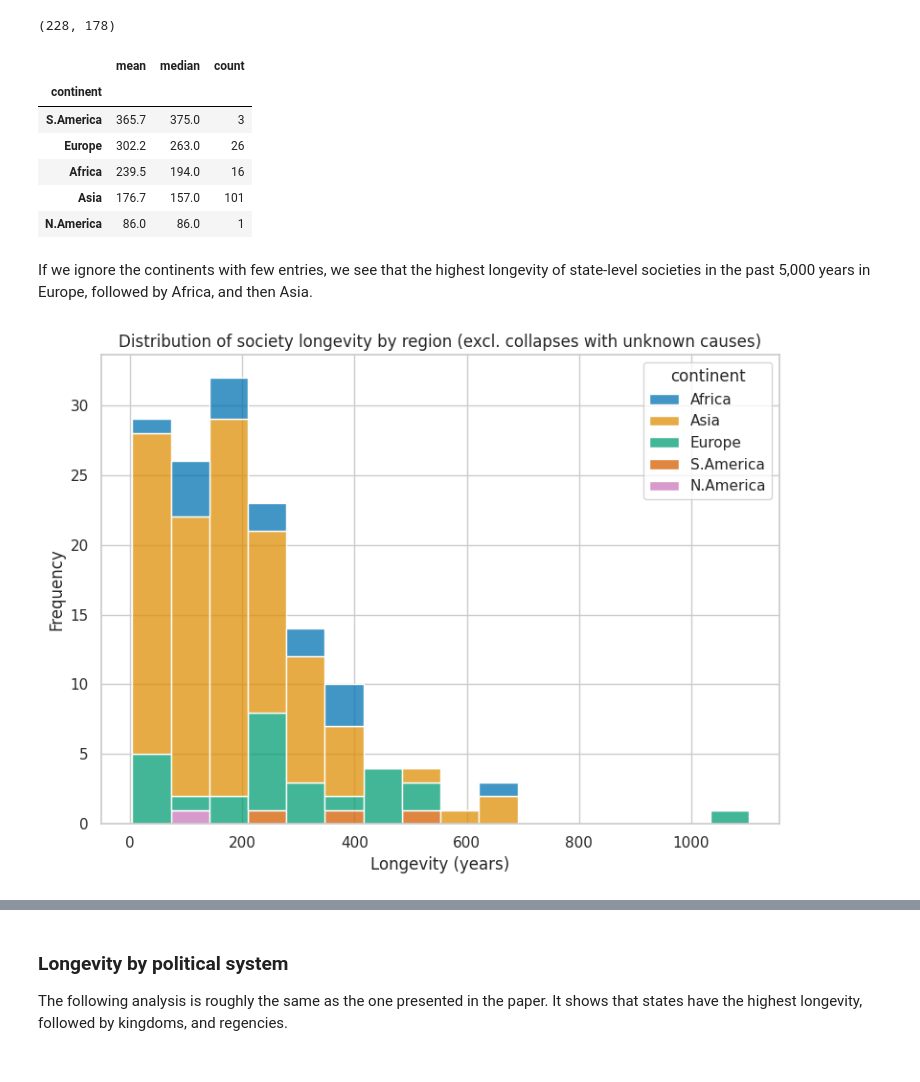
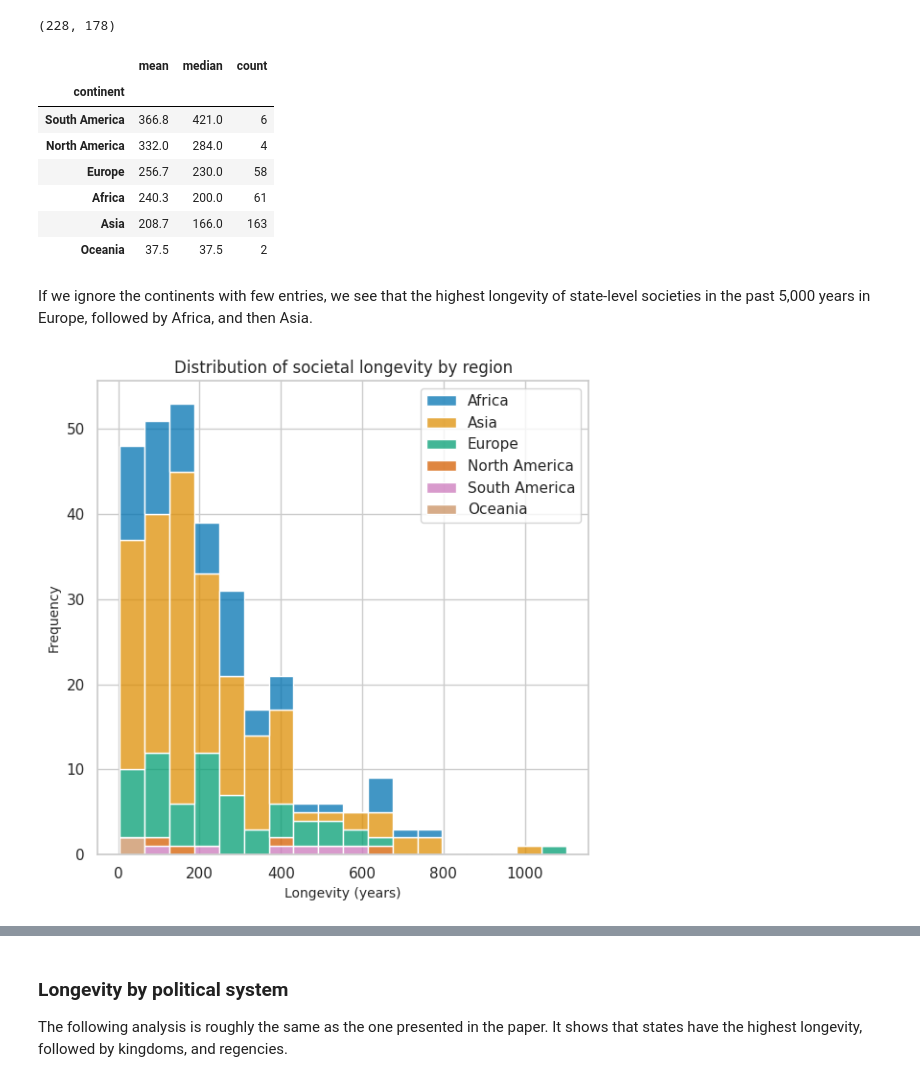
Before and after one commit to ianhellstrom/zoose-base-codespace, a Jupyter notebook: notebooks/causes-for-state-collapse.ipynb, the cells around one changed output, grey strips where cells are left out. Saved outputs shown, nothing was run; the diff lists cells and outputs as text; code cells hidden in the pictures.

```diff
--- a/notebooks/causes-for-state-collapse.ipynb
+++ b/notebooks/causes-for-state-collapse.ipynb
@@ -453,12 +453,38 @@ def clean_region(value):
     elif "(" in value:
         value = value.split("(")[0].strip()
 
+    value = value.replace("N.", "North ").replace("S.", "South ")
     value = " ".join(word.capitalize() for word in value.split())
 
     return value
 
 
 m["region"] = m["region"].apply(clean_region)
+# %%
+# Basic replacement for consistency
+m["continent"].replace(
+    {"S.America": "South America", "N.America": "North America"}, inplace=True
+)
+# %%
+m["continent"] = m["continent"].replace("Australia", "Oceania")
+
+# Fill in missing continents from regions
+mask = m["continent"].isna()
+m.loc[mask, "continent"] = m.loc[mask, "region"].str.extract(
+    r"(Africa|Asia|Europe|North America|South America)", expand=False
+)
+
+# Map missing entries
+continent_mapping = {
+    "Polynesia": "Oceania",
+    "Micronesia": "Oceania",
+    "Australia And New Zealand": "Oceania",
+    "Melanesia": "Oceania",
+    "Central America": "North America",
+}
+
+mask = m["continent"].isna()
+m.loc[mask, "continent"] = m.loc[mask, "region"].replace(continent_mapping)
 # %% [markdown]
 ### Longevity: reverse-engineering the correct filter(s)
 The authors find a bump around 200 years that is not visible in the raw data without additional yet unknown processing.
@@ -611,28 +637,27 @@ average_age_by_continent
 # %% [output]
 |  | mean | median | count |
 | continent |  |  |  |
-| S.America | 365.7 | 375.0 | 3 |
-| Europe | 302.2 | 263.0 | 26 |
-| Africa | 239.5 | 194.0 | 16 |
-| Asia | 176.7 | 157.0 | 101 |
-| N.America | 86.0 | 86.0 | 1 |
+| South America | 366.8 | 421.0 | 6 |
+| North America | 332.0 | 284.0 | 4 |
+| Europe | 256.7 | 230.0 | 58 |
+| Africa | 240.3 | 200.0 | 61 |
+| Asia | 208.7 | 166.0 | 163 |
+| Oceania | 37.5 | 37.5 | 2 |
 # %% [markdown]
 If we ignore the continents with few entries, we see that the highest longevity of state-level societies in the past 5,000 years in Europe, followed by Africa, and then Asia.
 # %%
-plt.figure(figsize=(8, 6))
-sns.histplot(data=mf, x="age", hue="continent", multiple="stack")
+plt.figure(figsize=(6, 6))
+ax = sns.histplot(data=mf, x="age", hue="continent", multiple="stack")
 
-plt.title(
-    "Distribution of society longevity by region (excl. collapses with unknown causes)"
-)
-plt.xlabel("Longevity (years)")
-plt.ylabel("Frequency")
-
+plt.title("Distribution of societal longevity by region", fontsize=12)
+plt.xlabel("Longevity (years)", fontsize=10)
+plt.ylabel("Frequency", fontsize=10)
+ax.get_legend().set_title('')
 plt.tight_layout()
-plt.savefig("moros_filtered_region.png", dpi=300)
+plt.savefig("moros-region.png", dpi=300)
 plt.show()
 # %% [output]
-[figure, old version]
+[figure, new version]
 # %%
 average_age_by_region = (
     mf.groupby(["continent", "region"])["age"]
```
Also changed, not shown: parts of 21 cells of this notebook.
